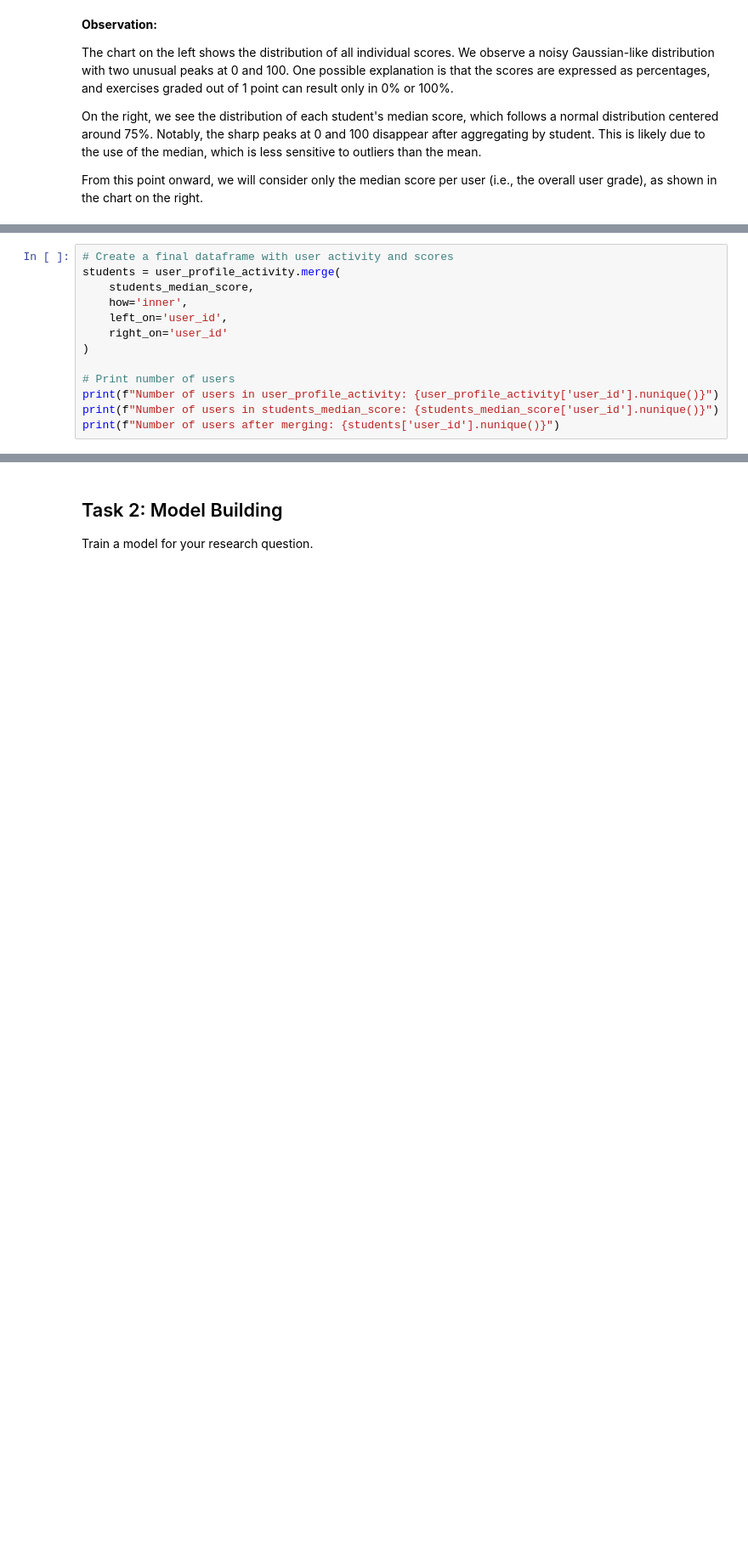
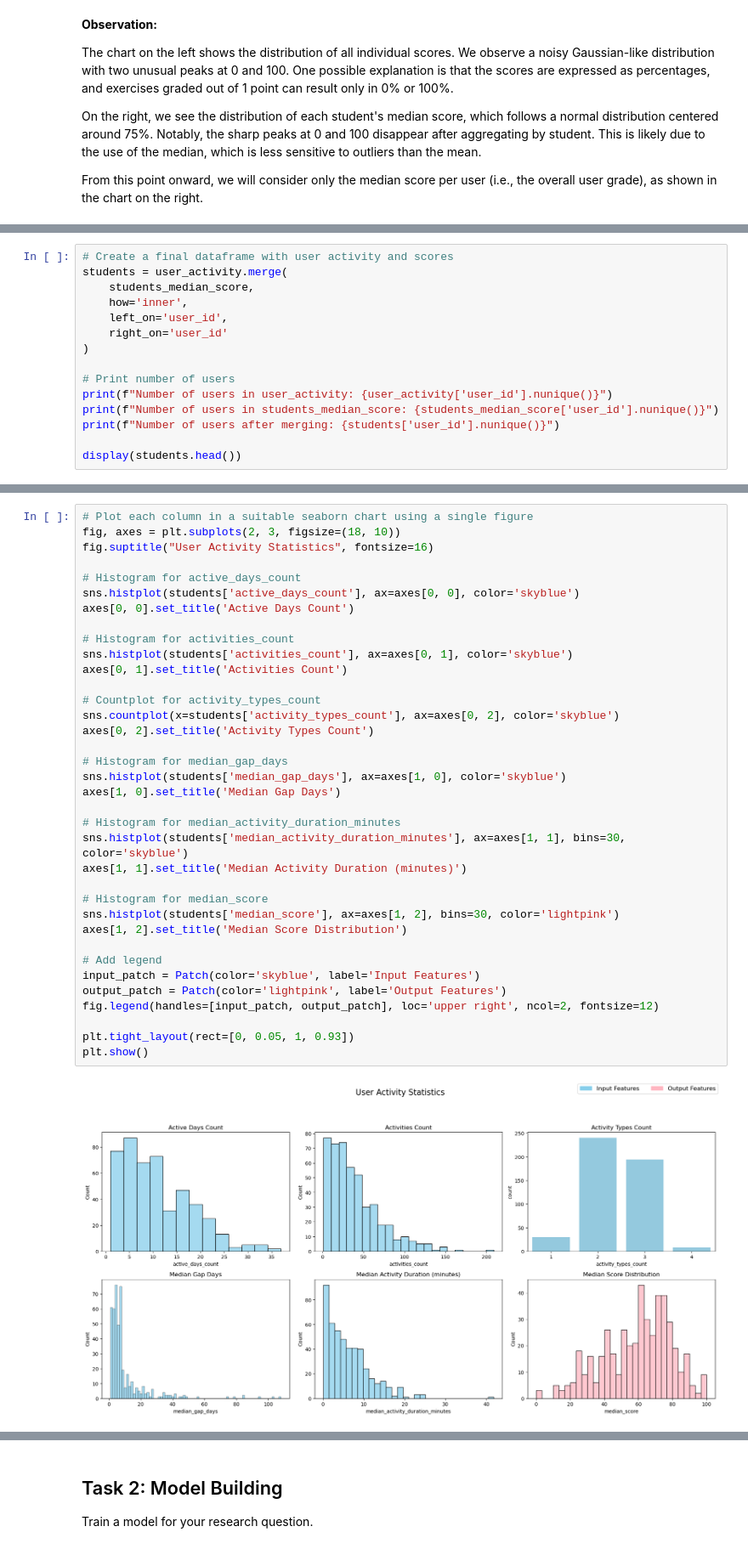
Before and after one commit to malenraychev/BigMMMBehaviour, a Jupyter notebook: m4_team-name.ipynb, the cells around one changed output, grey strips where cells are left out. Shown at 85% size. Cells and saved outputs as stored; diff of their text form; blank space fills up the shorter version.

```diff
--- a/m4_team-name.ipynb
+++ b/m4_team-name.ipynb
@@ -355,6 +286,6 @@ From this point onward, we will consider only the median score per user (i.e., t
 # %%
 # Create a final dataframe with user activity and scores
-students = user_profile_activity.merge(
+students = user_activity.merge(
     students_median_score,
     how='inner',
     left_on='user_id',
@@ -362,7 +293,9 @@ students = user_profile_activity.merge(
 )
 
 # Print number of users
-print(f"Number of users in user_profile_activity: {user_profile_activity['user_id'].nunique()}")
+print(f"Number of users in user_activity: {user_activity['user_id'].nunique()}")
 print(f"Number of users in students_median_score: {students_median_score['user_id'].nunique()}")
 print(f"Number of users after merging: {students['user_id'].nunique()}")
+
+display(students.head())
 # %% [output]
@@ -373,0 +313,38 @@ We end up with a final `students` dataset containing 545 students, which closely
+# %%
+# Plot each column in a suitable seaborn chart using a single figure
+fig, axes = plt.subplots(2, 3, figsize=(18, 10))
+fig.suptitle("User Activity Statistics", fontsize=16)
+
+# Histogram for active_days_count
+sns.histplot(students['active_days_count'], ax=axes[0, 0], color='skyblue')
+axes[0, 0].set_title('Active Days Count')
+
+# Histogram for activities_count
+sns.histplot(students['activities_count'], ax=axes[0, 1], color='skyblue')
+axes[0, 1].set_title('Activities Count')
+
+# Countplot for activity_types_count
+sns.countplot(x=students['activity_types_count'], ax=axes[0, 2], color='skyblue')
+axes[0, 2].set_title('Activity Types Count')
+
+# Histogram for median_gap_days
+sns.histplot(students['median_gap_days'], ax=axes[1, 0], color='skyblue')
+axes[1, 0].set_title('Median Gap Days')
+
+# Histogram for median_activity_duration_minutes
+sns.histplot(students['median_activity_duration_minutes'], ax=axes[1, 1], bins=30, color='skyblue')
+axes[1, 1].set_title('Median Activity Duration (minutes)')
+
+# Histogram for median_score
+sns.histplot(students['median_score'], ax=axes[1, 2], bins=30, color='lightpink')
+axes[1, 2].set_title('Median Score Distribution')
+
+# Add legend
+input_patch = Patch(color='skyblue', label='Input Features')
+output_patch = Patch(color='lightpink', label='Output Features')
+fig.legend(handles=[input_patch, output_patch], loc='upper right', ncol=2, fontsize=12)
+
+plt.tight_layout(rect=[0, 0.05, 1, 0.93])
+plt.show()
+# %% [output]
+[figure, added]
```
Also changed, not shown: parts of 30 cells of this notebook.
